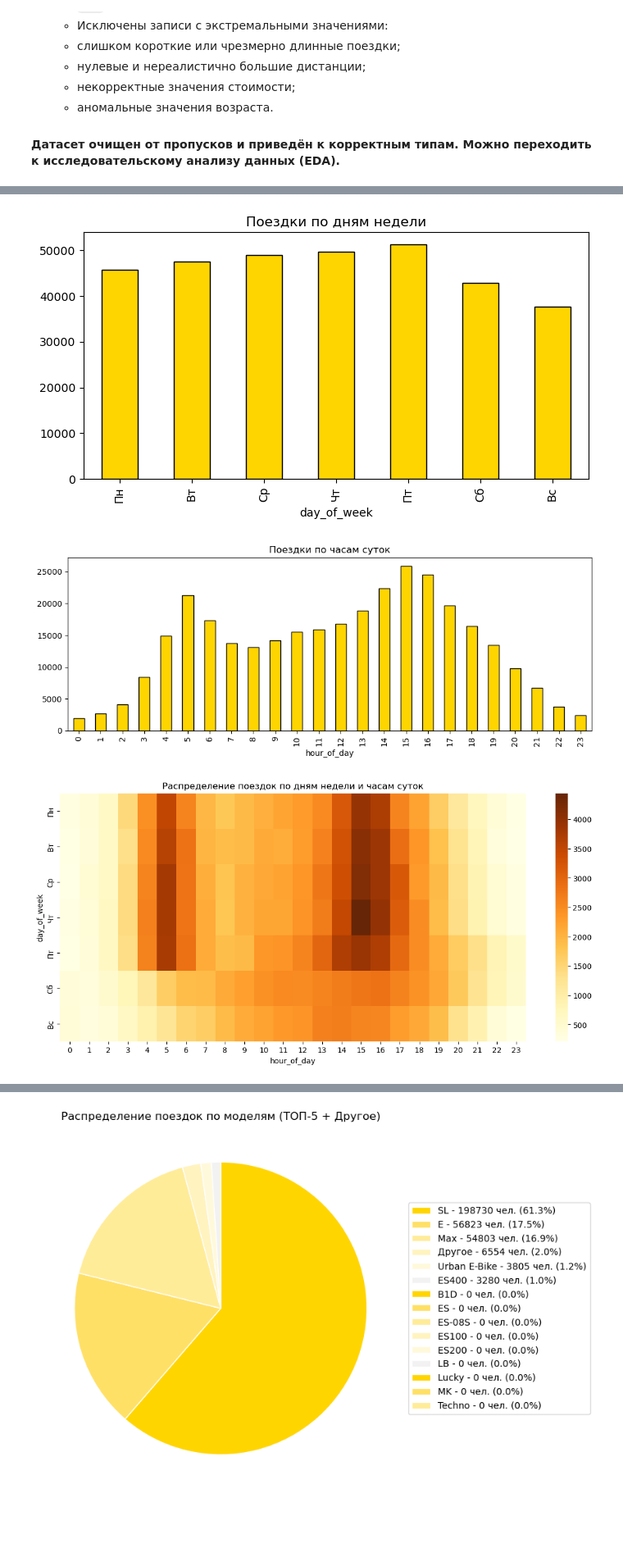
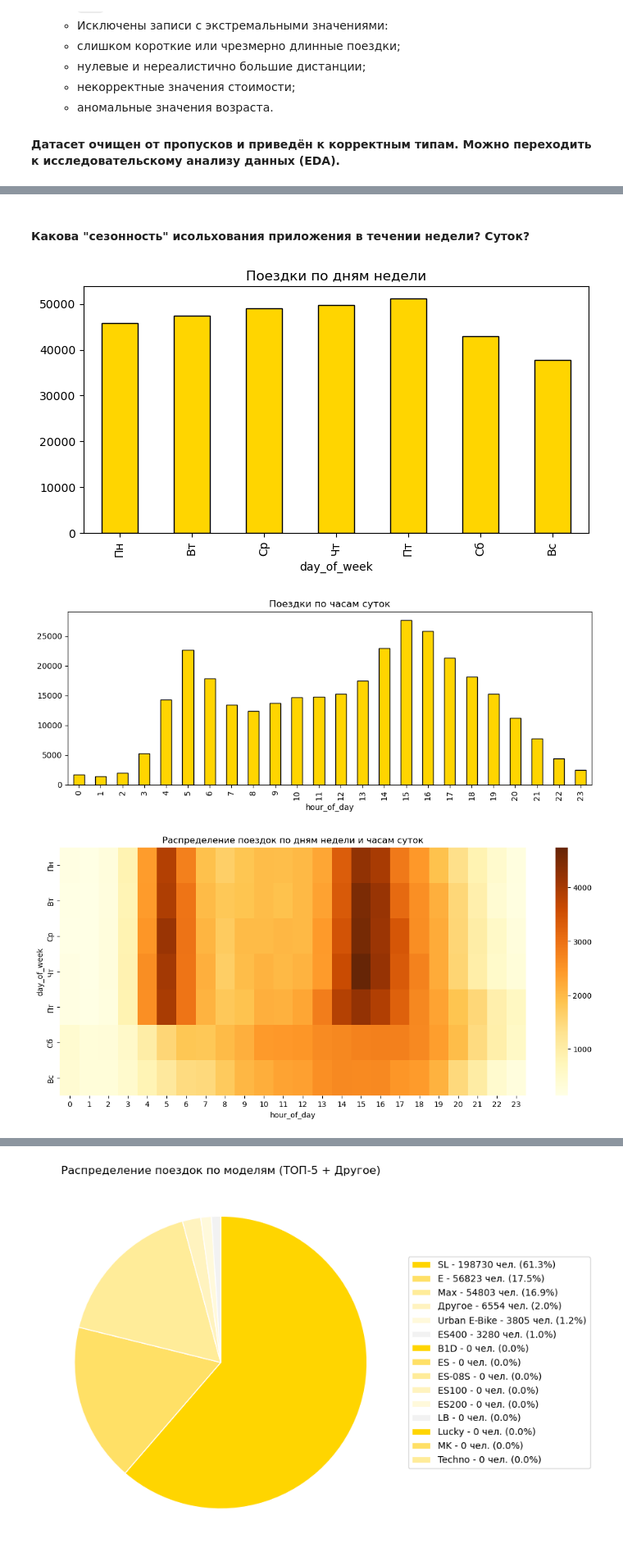
Before and after one commit to Dimakrl2003/pet-projects, a Jupyter notebook: Kiksharing/Analysis.ipynb, the cells around one changed output, grey strips where cells are left out. Shown at 82% size. Cells and saved outputs as stored; diff of their text form; code cells hidden in the pictures; blank space fills up the shorter version.

```diff
--- a/Kiksharing/Analysis.ipynb
+++ b/Kiksharing/Analysis.ipynb
@@ -252,31 +237,33 @@ df[['trip_duration_min','distance_km']].describe(percentiles=[0.01,0.05,0.5,0.95
+# %% [markdown]
+#### Какова "сезонность" исольхования приложения в течении недели? Суток?
 # %%
 import matplotlib.pyplot as plt
 import seaborn as sns
 
-df['day_of_week'] = df['book_start_dttm'].dt.dayofweek.map({0:'Пн',1:'Вт',2:'Ср',3:'Чт',4:'Пт',5:'Сб',6:'Вс'})
-df['hour_of_day'] = df['book_start_dttm'].dt.hour
+df['day_of_week'] = df['local_book_start_dttm'].dt.dayofweek.map({0:'Пн',1:'Вт',2:'Ср',3:'Чт',4:'Пт',5:'Сб',6:'Вс'})
+df['hour_of_day'] = df['local_book_start_dttm'].dt.hour
 
 # По дням недели
 dow_counts = df['day_of_week'].value_counts().reindex(['Пн','Вт','Ср','Чт','Пт','Сб','Вс'])
 ax = dow_counts.plot(kind='bar', figsize=(7,4), color="#FFD500", edgecolor="black")
 ax.set_title("Поездки по дням недели")
 plt.tight_layout()
 plt.show()
 
 # По часам суток
 hr_counts = df['hour_of_day'].value_counts().sort_index()
 ax = hr_counts.plot(kind='bar', figsize=(10,4), color="#FFD500", edgecolor="black")
 ax.set_title("Поездки по часам суток")
 plt.tight_layout()
 plt.show()
 
 # Тепловая карта день × час
 pivot = df.groupby(['day_of_week','hour_of_day']).size().unstack(fill_value=0).reindex(['Пн','Вт','Ср','Чт','Пт','Сб','Вс'])
 plt.figure(figsize=(14,6))
 sns.heatmap(pivot, cmap="YlOrBr")
 plt.title("Распределение поездок по дням недели и часам суток")
 plt.show()
 # %% [output]
 [figure]
-[figure, old version]
+[figure, new version]
-[figure, old version]
+[figure, new version]
```
Also changed, not shown: parts of 31 cells of this notebook.
